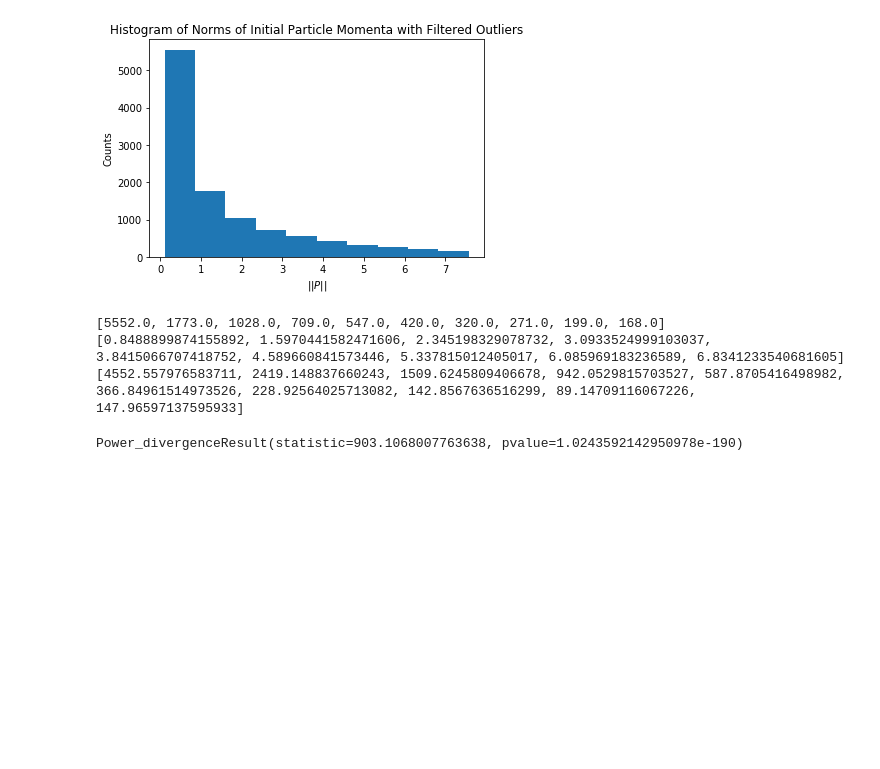
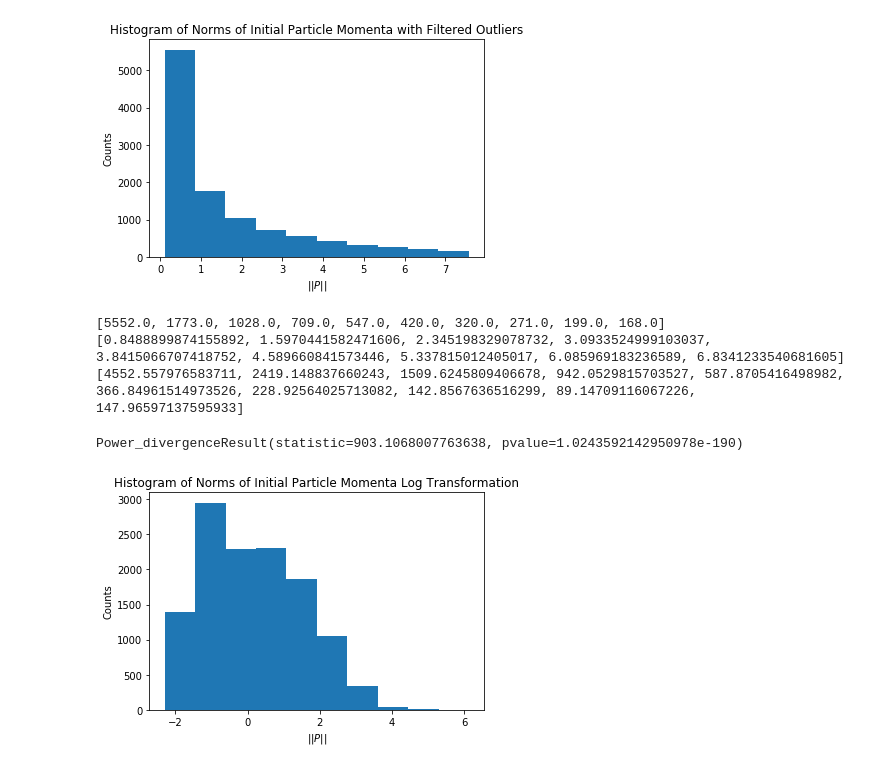
Before and after one commit to sqrider/MATH189_FINAL_PROJ, a Jupyter notebook: Joseph Notebook.ipynb, the cells around one changed output. Drawn from its saved outputs; the diff is of its cells as text; code cells hidden in the pictures; blank space fills up the shorter version.

Commit message:
added some more analysis on norms of momenta

```diff
--- a/Joseph Notebook.ipynb
+++ b/Joseph Notebook.ipynb
@@ -402,3 +402,14 @@ stats.chisquare(hpe_counts,expected_counts, 2)
 [0.8488899874155892, 1.5970441582471606, 2.345198329078732, 3.0933524999103037, 3.8415066707418752, 4.589660841573446, 5.337815012405017, 6.085969183236589, 6.8341233540681605]
 [4552.557976583711, 2419.148837660243, 1509.6245809406678, 942.0529815703527, 587.8705416498982, 366.84961514973526, 228.92564025713082, 142.8567636516299, 89.14709116067226, 147.96597137595933]
 Power_divergenceResult(statistic=903.1068007763638, pvalue=1.0243592142950978e-190)
+# %%
+
+norms_reciprocal_transform = list(map(math.log,norms))
+plt.xlabel('$||P||$')
+plt.ylabel('Counts')
+plt.title('Histogram of Norms of Initial Particle Momenta Log Transformation')
+hpe_counts, hpe_partition, _ = plt.hist(norms_reciprocal_transform)
+hpe_counts = list(hpe_counts)
+hpe_partition = list(hpe_partition)
+# %% [output]
+[figure, added]
```
Also changed, not shown: parts of 3 cells of this notebook.
